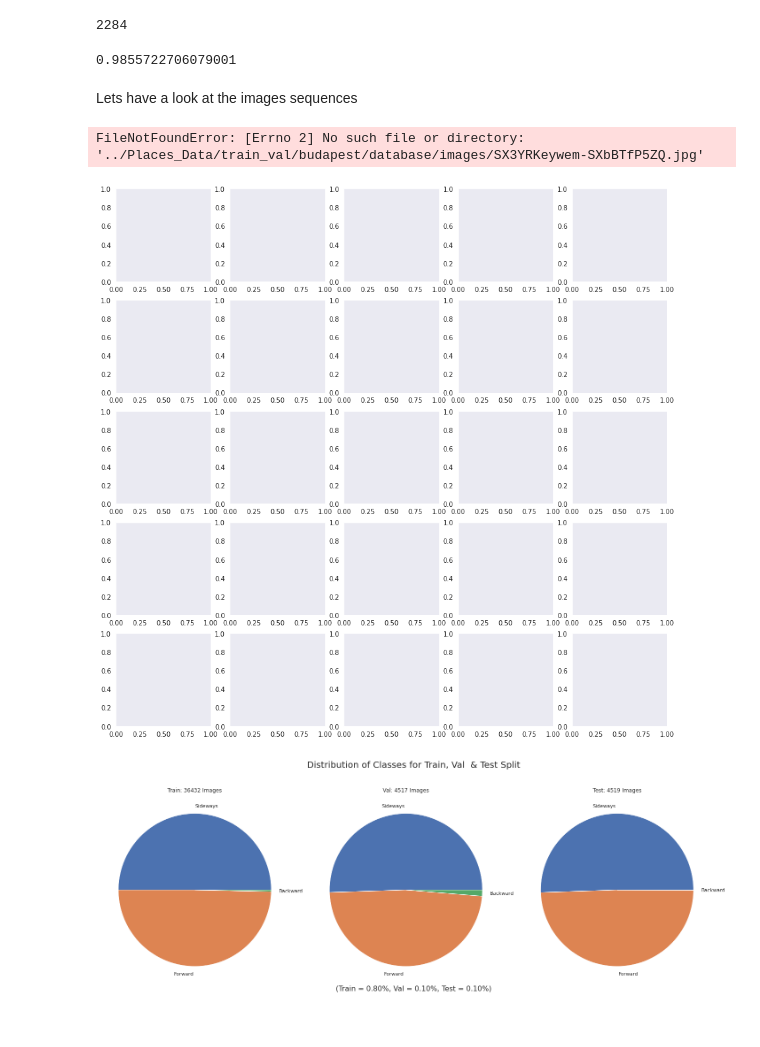
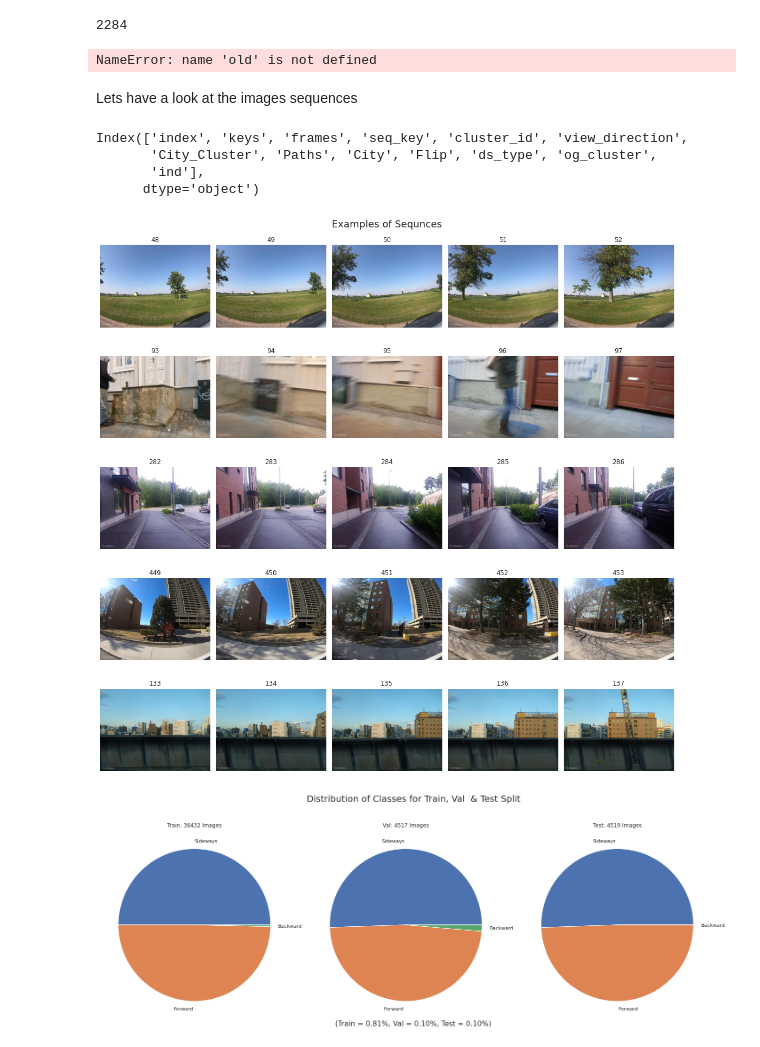
Before and after one commit to MockaWolke/SVI_Model_ToolBox, a Jupyter notebook: view_directions_sequence/data_analysis/data_split.ipynb, the cells around one changed output. Cells and saved outputs as stored; diff of their text form; code cells hidden in the pictures.

```diff
--- a/view_directions_sequence/data_analysis/data_split.ipynb
+++ b/view_directions_sequence/data_analysis/data_split.ipynb
@@ -193,36 +193,45 @@ df.reset_index().to_feather("../training/training.df")
 # %%
-old = pd.read_feather("prelim.feather").set_index("key")
+#old = pd.read_feather("prelim.feather").set_index("key")
 df["og_cluster"] = df["keys"].apply(lambda x: old.loc[x[0],"unique_cluster"])
 
 print((df["og_cluster"] == df.cluster_id).mean())
-df.reset_index().to_feather("../training/training.df")
+#df.reset_index().to_feather("../training/training.df")
 # %% [output]
-0.9855722706079001
+NameError: name 'old' is not defined
 # %% [markdown]
 Lets have a look at the images sequences
+# %%
+df = pd.read_feather("../training/new_train_seqs.df")
+# %%
+df.columns
+# %% [output]
+Index(['index', 'keys', 'frames', 'seq_key', 'cluster_id', 'view_direction',
+       'City_Cluster', 'Paths', 'City', 'Flip', 'ds_type', 'og_cluster',
+       'ind'],
+      dtype='object')
 # %%
 n = 5
 p = df.sample(n=n)
 fig,ax = plt.subplots(n,5,figsize=(15,3*n))
 
 for i in tqdm.tqdm(range(n)):
 
     s = p.iloc[i]
 
     paths = s["Paths"]
     frames = s["frames"]
 
     for pos,(img,f) in enumerate(zip(paths,frames)):
-        ax[i,pos].imshow(plt.imread("../" + img))
+        ax[i,pos].imshow(plt.imread("../../" + img))
         ax[i,pos].axis('off')
         ax[i,pos].set_title(f)
 
-
+plt.suptitle("Examples of Sequnces",fontsize = 18)
 plt.tight_layout()
+plt.savefig("../../training_info/vd_imgs/examples_of_seqs.jpg")
 plt.show()
 # %% [output]
-FileNotFoundError: [Errno 2] No such file or directory: '../Places_Data/train_val/budapest/database/images/SX3YRKeywem-SXbBTfP5ZQ.jpg'
-[figure, old version]
+[figure, new version]
 # %%
 sns.set_theme()
 def plot_pie(df,ax):
```
Also changed, not shown: parts of 3 cells of this notebook, 43 other files.
